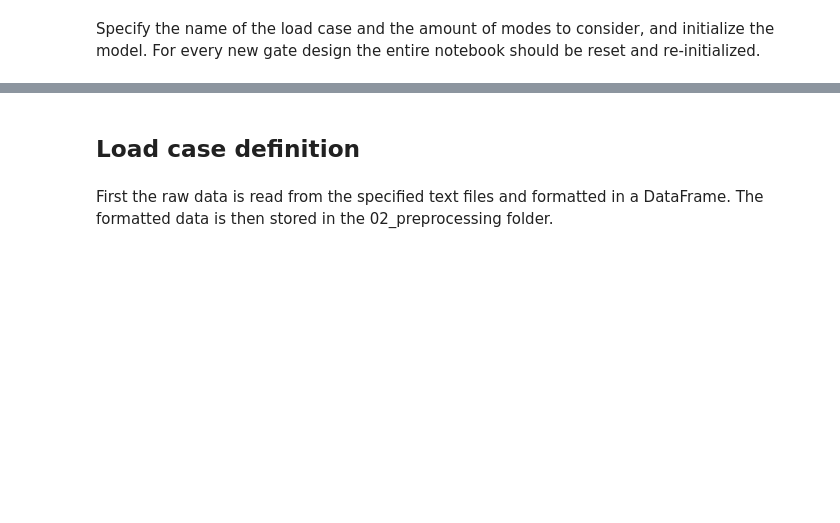
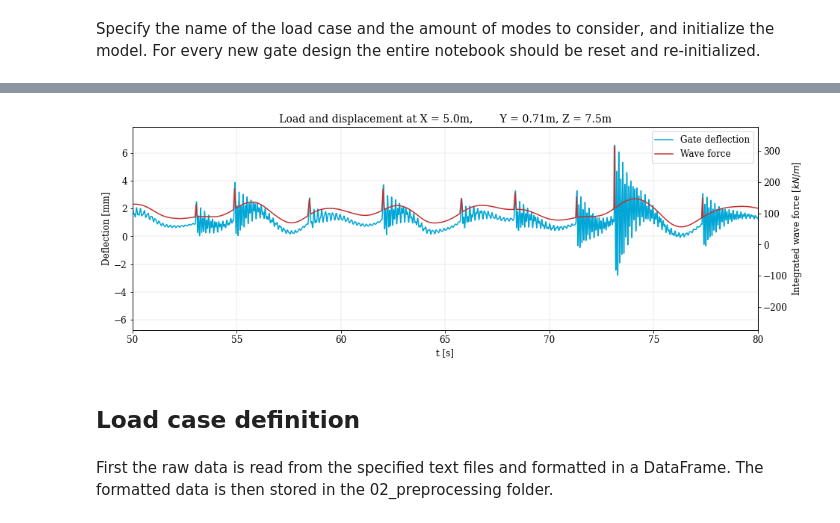
Before and after one commit to JKleiberg/floodgate-fatigue, a Jupyter notebook: notebooks/Base Model.ipynb, the cells around one changed output, grey strips where cells are left out. Drawn from its saved outputs; the diff is of its cells as text; code cells hidden in the pictures; blank space fills up the shorter version.

```diff
--- a/notebooks/Base Model.ipynb
+++ b/notebooks/Base Model.ipynb
@@ -174,3 +104,11 @@ Loaded existing properties and transfer functions for case Gate1 with 16 modes.
+# %%
+from src.disp import disp_time
+coords = nearest(5, 1, 7.5)
+
+freqs, pqs_f, impact_force_t, Hs, Tp = pressure(20, 7.5)
+res = disp_time(freqs, pqs_f, impact_force_t, coords, plot=True, plotrange=[50,80])
+# %% [output]
+[figure, added]
 # %% [markdown]
 ## Load case definition
 # %% [markdown]
```
Also changed, not shown: parts of 10 cells of this notebook, 18 other files.
